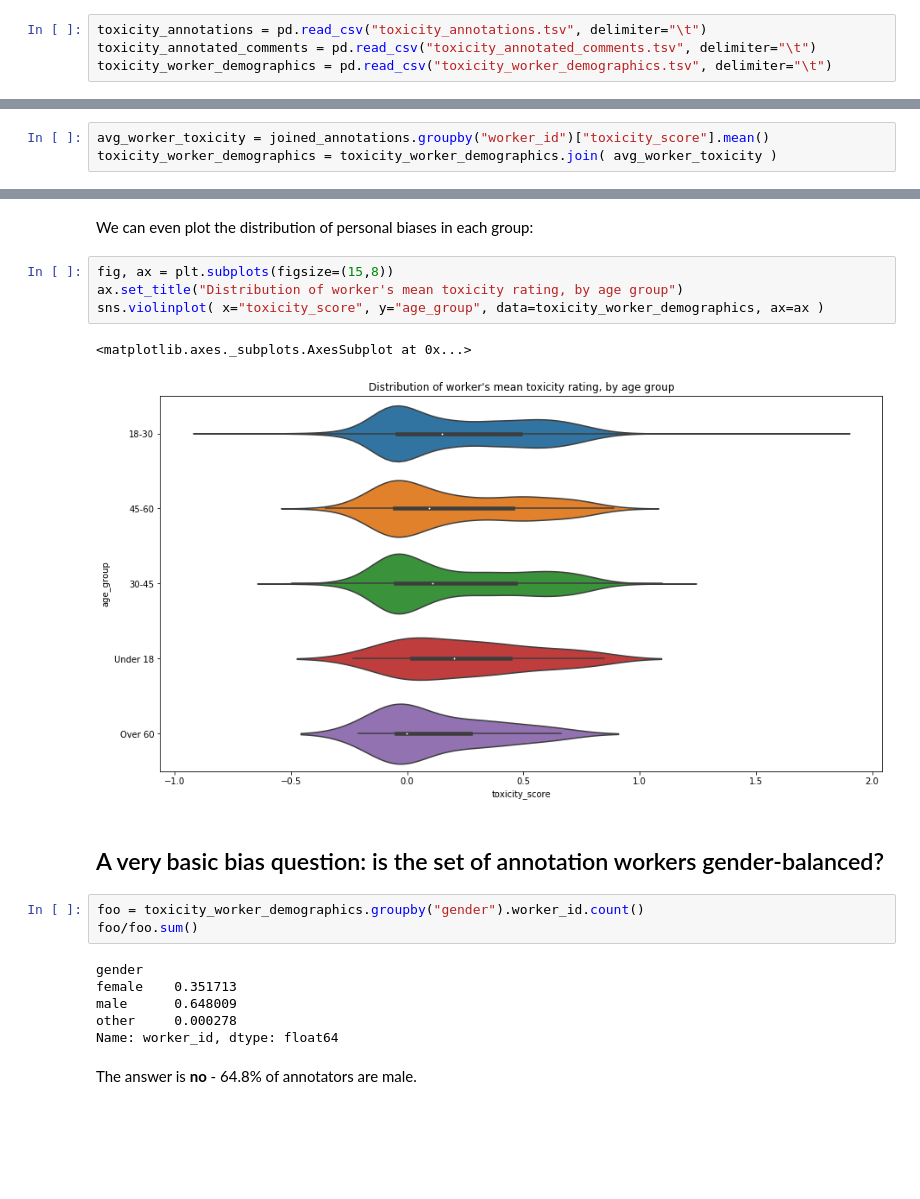
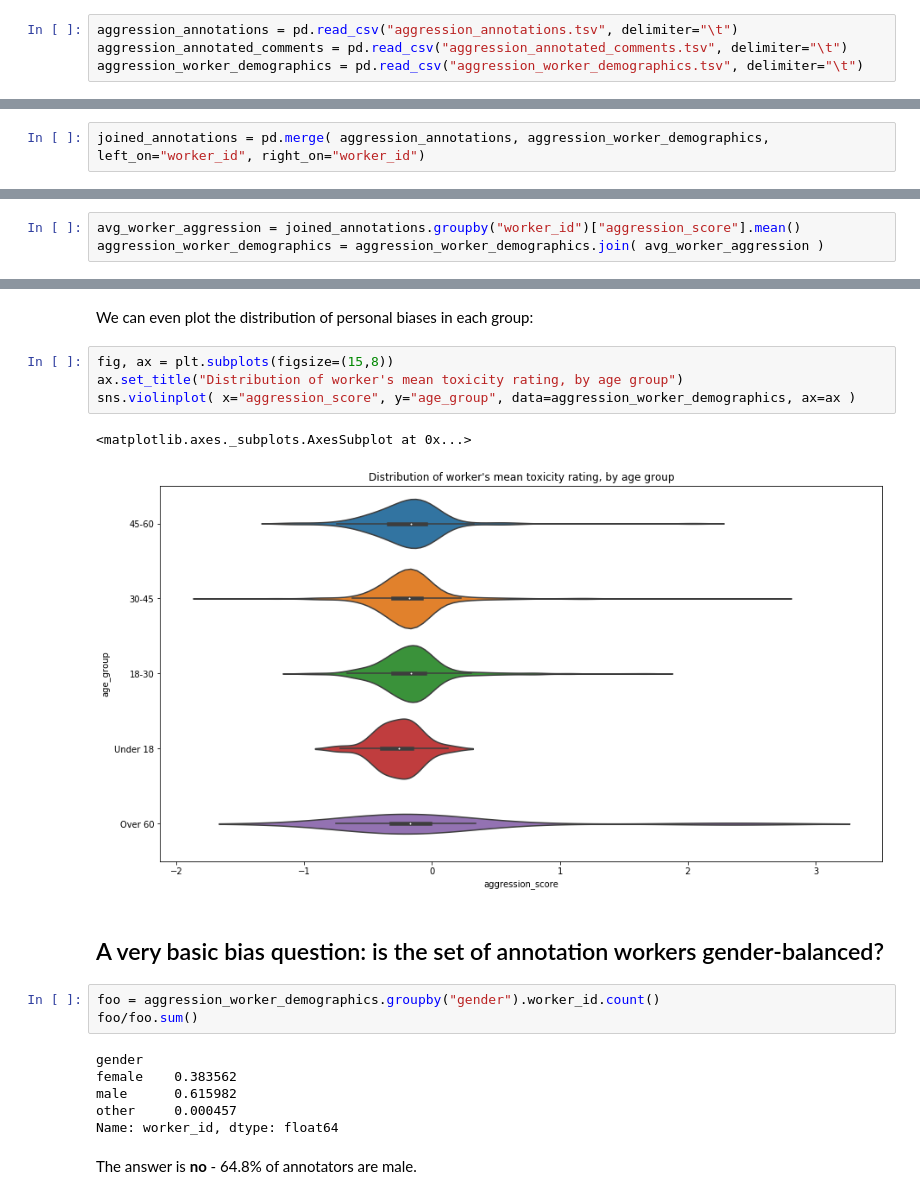
Before and after one commit to carljparker/data-512, a Jupyter notebook: data-512-a2/aggress-attack-eda.ipynb, the cells around one changed output, grey strips where cells are left out. Saved outputs shown, nothing was run; the diff lists cells and outputs as text; blank space fills up the shorter version.

```diff
--- a/data-512-a2/aggress-attack-eda.ipynb
+++ b/data-512-a2/aggress-attack-eda.ipynb
@@ -63,9 +9,9 @@ import pandas as pd
 import seaborn as sns
 from matplotlib import pyplot as plt
 # %%
-toxicity_annotations = pd.read_csv("toxicity_annotations.tsv", delimiter="\t")
-toxicity_annotated_comments = pd.read_csv("toxicity_annotated_comments.tsv", delimiter="\t")
-toxicity_worker_demographics = pd.read_csv("toxicity_worker_demographics.tsv", delimiter="\t")
+aggression_annotations = pd.read_csv("aggression_annotations.tsv", delimiter="\t")
+aggression_annotated_comments = pd.read_csv("aggression_annotated_comments.tsv", delimiter="\t")
+aggression_worker_demographics = pd.read_csv("aggression_worker_demographics.tsv", delimiter="\t")
 # %% [markdown]
 Briefly inspect each table.
 # %%
@@ -101,0 +46,2 @@ joined_annotations = toxicity_annotations.join( toxicity_worker_demographics, on
+# %%
+joined_annotations = pd.merge( aggression_annotations, aggression_worker_demographics, left_on="worker_id", right_on="worker_id")
@@ -115,8 +69,8 @@ At this point you start asking question.
 
 I can calculate the average score per worker - that worker's "toxicity bias". Is this different for different age groups?
 # %%
-avg_worker_toxicity = joined_annotations.groupby("worker_id")["toxicity_score"].mean()
-toxicity_worker_demographics = toxicity_worker_demographics.join( avg_worker_toxicity )
+avg_worker_aggression = joined_annotations.groupby("worker_id")["aggression_score"].mean()
+aggression_worker_demographics = aggression_worker_demographics.join( avg_worker_aggression )
 # %% [markdown]
 Take a quick look at our newly augmented table.
 # %%
@@ -147,20 +101,20 @@ We can even plot the distribution of personal biases in each group:
 # %%
 fig, ax = plt.subplots(figsize=(15,8))
 ax.set_title("Distribution of worker's mean toxicity rating, by age group")
-sns.violinplot( x="toxicity_score", y="age_group", data=toxicity_worker_demographics, ax=ax )
+sns.violinplot( x="aggression_score", y="age_group", data=aggression_worker_demographics, ax=ax )
 # %% [output]
 <matplotlib.axes._subplots.AxesSubplot at 0x...>
-[figure, old version]
+[figure, new version]
 # %% [markdown]
 ## A very basic bias question: is the set of annotation workers gender-balanced?
 # %%
-foo = toxicity_worker_demographics.groupby("gender").worker_id.count()
+foo = aggression_worker_demographics.groupby("gender").worker_id.count()
 foo/foo.sum()
 # %% [output]
 gender
-female    0.351713
-male      0.648009
-other     0.000278
+female    0.383562
+male      0.615982
+other     0.000457
 Name: worker_id, dtype: float64
 # %% [markdown]
 The answer is **no** - 64.8% of annotators are male.
```
Also changed, not shown: parts of 13 cells of this notebook.
